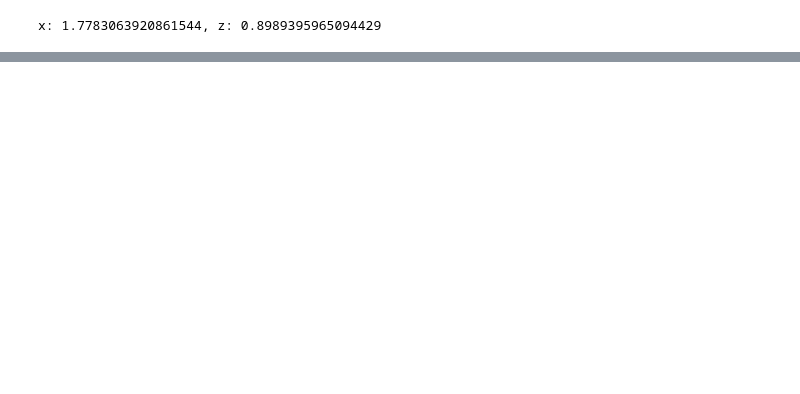
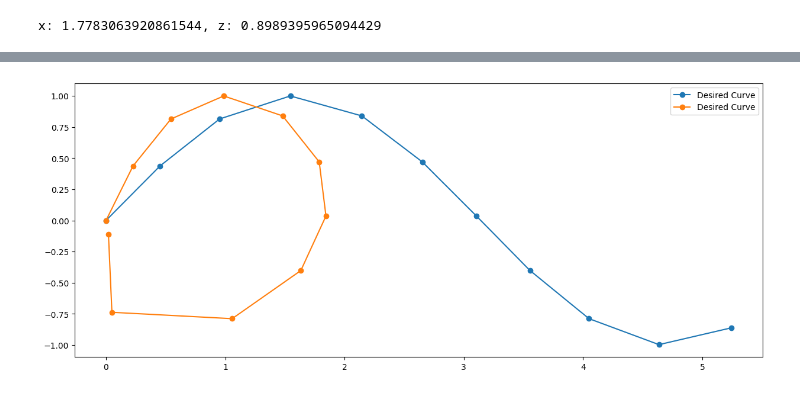
Before and after one commit to yuzhongchun17/neurosurgical_robotics_system, a Jupyter notebook: CPPR_optimization.ipynb, the cells around one changed output, grey strips where cells are left out. Drawn from its saved outputs; the diff is of its cells as text; code cells hidden in the pictures; blank space fills up the shorter version.

```diff
--- a/CPPR_optimization.ipynb
+++ b/CPPR_optimization.ipynb
@@ -159 +221,22 @@ ValueError: setting an array element with a sequence. The requested array has an
+# %%
+p_x = []
+p_z = []
+pd_x = []
+pd_z = []
+
+for i in range(len(pd)):
+    p_x.append(p[i][0])
+    p_z.append(p[i][2])
+    pd_x.append(pd[i][0])
+    pd_z.append(pd[i][2])
+
+# print(p_x)
+# print(p_z)
+plt.figure(figsize=(15, 6))
+plt.plot(pd_x, pd_z, marker='o', linestyle='-', label='Desired Curve')
+plt.plot(p_x, p_z, marker='o', linestyle='-', label='Desired Curve')
+plt.legend()
+plt.show()
+# %% [output]
+[figure, added]
 # %%
```
Also changed, not shown: parts of 8 cells of this notebook.
